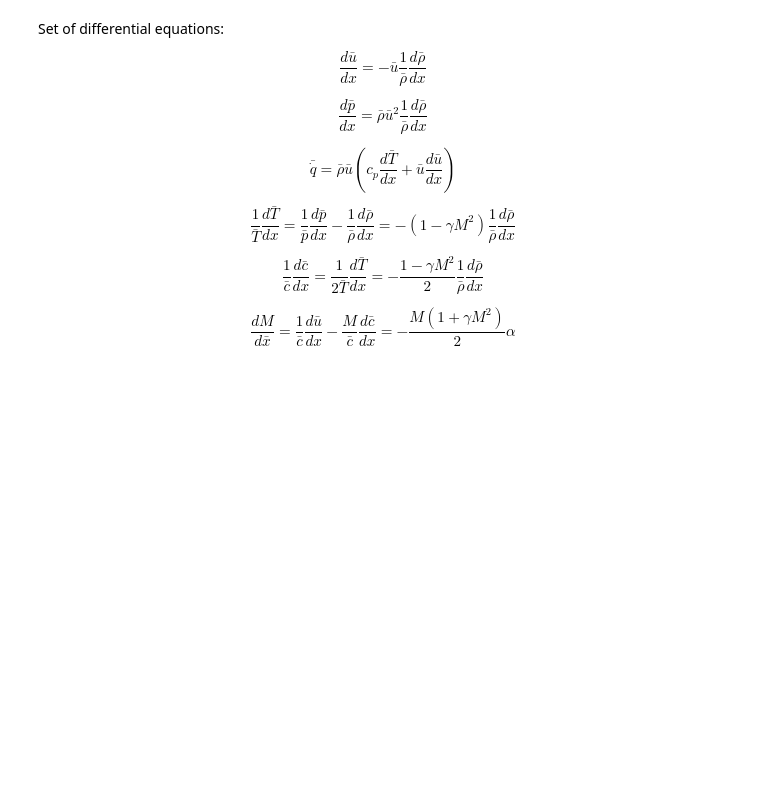
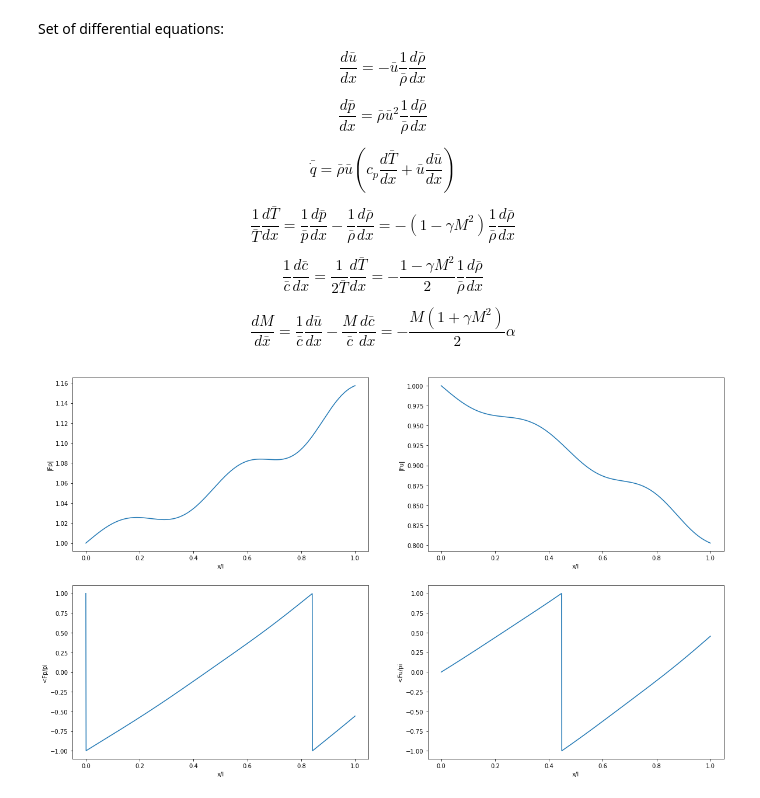
Before and after one commit to kyubin-l/fyp, a Jupyter notebook: acoustic-modes.ipynb, the cells around one changed output. Cells and saved outputs as stored; diff of their text form; code cells hidden in the pictures; blank space fills up the shorter version.

Commit message:
temperature gradient class

```diff
--- a/acoustic-modes.ipynb
+++ b/acoustic-modes.ipynb
@@ -313,4 +363,8 @@ class TemperatureGradientModel:
 # %%
-t1 = TemperatureGradientModel(0.2, 0, 1000, 1e5, 0.2, 1400, 500)
+t1 = TemperatureGradientModel(1, 0, 1000, 1e5, 0.05, 1600, 800)
 # %%
 t1.calculate_mean_properties()
+t1.calculate_flow_properties()
+t1.plot_flow_properties()
+# %% [output]
+[figure, added]
```
Also changed, not shown: parts of 30 cells of this notebook.
